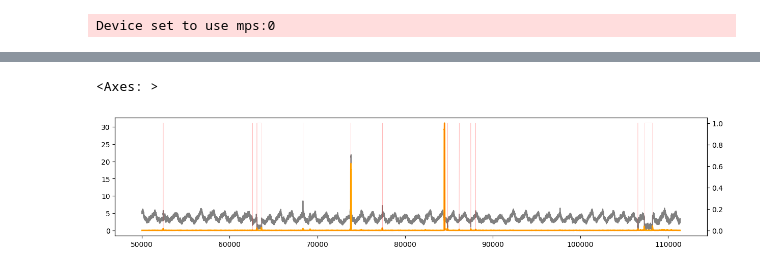
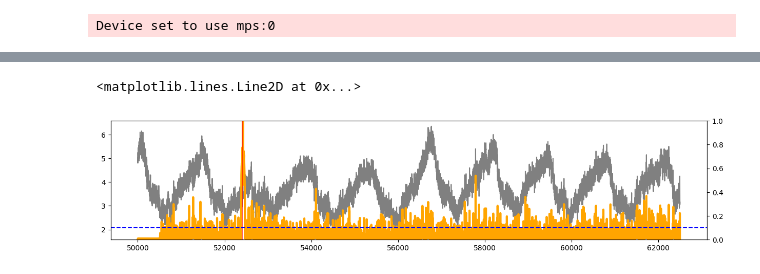
Before and after one commit to ibm-granite/granite-tsfm, a Jupyter notebook: notebooks/hfdemo/rolling_tsad.ipynb, the cells around one changed output, grey strips where cells are left out. Saved outputs shown, nothing was run; the diff lists cells and outputs as text; code cells hidden in the pictures.

Commit message:
fixing score scaling logic for online inference

```diff
--- a/notebooks/hfdemo/rolling_tsad.ipynb
+++ b/notebooks/hfdemo/rolling_tsad.ipynb
@@ -163,11 +166,12 @@ pipeline2 = TimeSeriesAnomalyDetectionPipeline(
     aggregation_length=64,
     aggr_function="max",
     smoothing_length=8,
-    least_significant_scale=0.1,
+    least_significant_scale=0.2,
     least_significant_score=0.1,
 )
 # %% [output]
 Device set to use mps:0
 # %%
-start, end = start_pos, start_pos + (1 + i) * segments * step + segment_length
-result = pipeline(df[start:end], batch_size=256)
+%%time
+start, end = start_pos, start_pos + 12500
+result2 = pipeline2(df[start:end], batch_size=256)
@@ -174,12 +181,14 @@ result = pipeline(df[start:end], batch_size=256)
 # %%
 fig, ax = plt.subplots(1, 1, figsize=(15, 3))
 ax2 = ax.twinx()
-result.x.plot(ax=ax, color="gray")
-result.anomaly_score.plot(ax=ax2, color="orange", linewidth=2)
-result.y.plot(ax=ax2, color="red", linewidth=0.1)
+result2.x.plot(ax=ax, color="gray")
+result2.anomaly_score.plot(ax=ax2, color="orange", linewidth=3)
+result2.y.plot(ax=ax2, color="red", linewidth=0.5)
+ax2.set_ylim(0, 1)
+ax2.axhline(y=0.1, color="blue", linestyle="dashed")
 # %% [output]
-<Axes: >
+<matplotlib.lines.Line2D at 0x...>
-[figure, old version]
+[figure, new version]
 # %%
 segments
 # %% [output]
```
Also changed, not shown: parts of 6 cells of this notebook, 1 other file.
